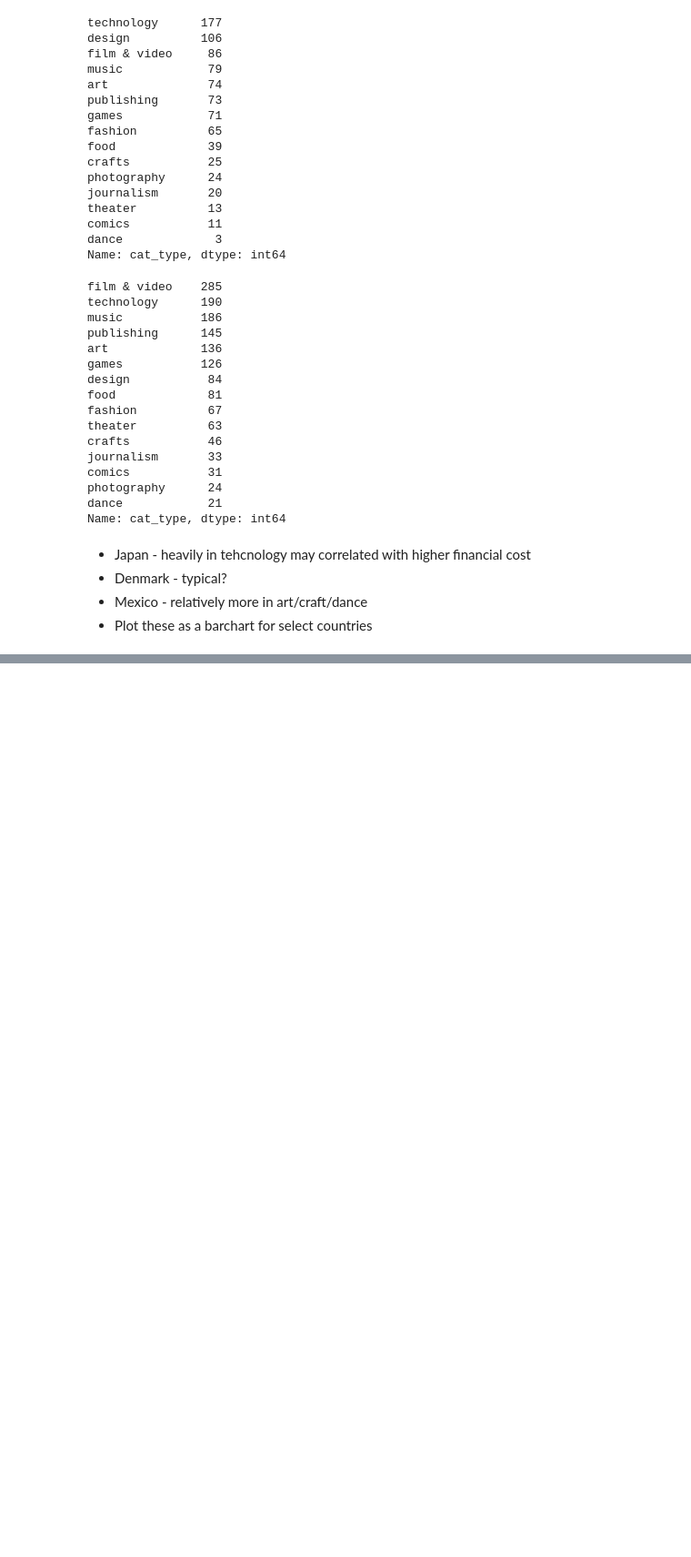
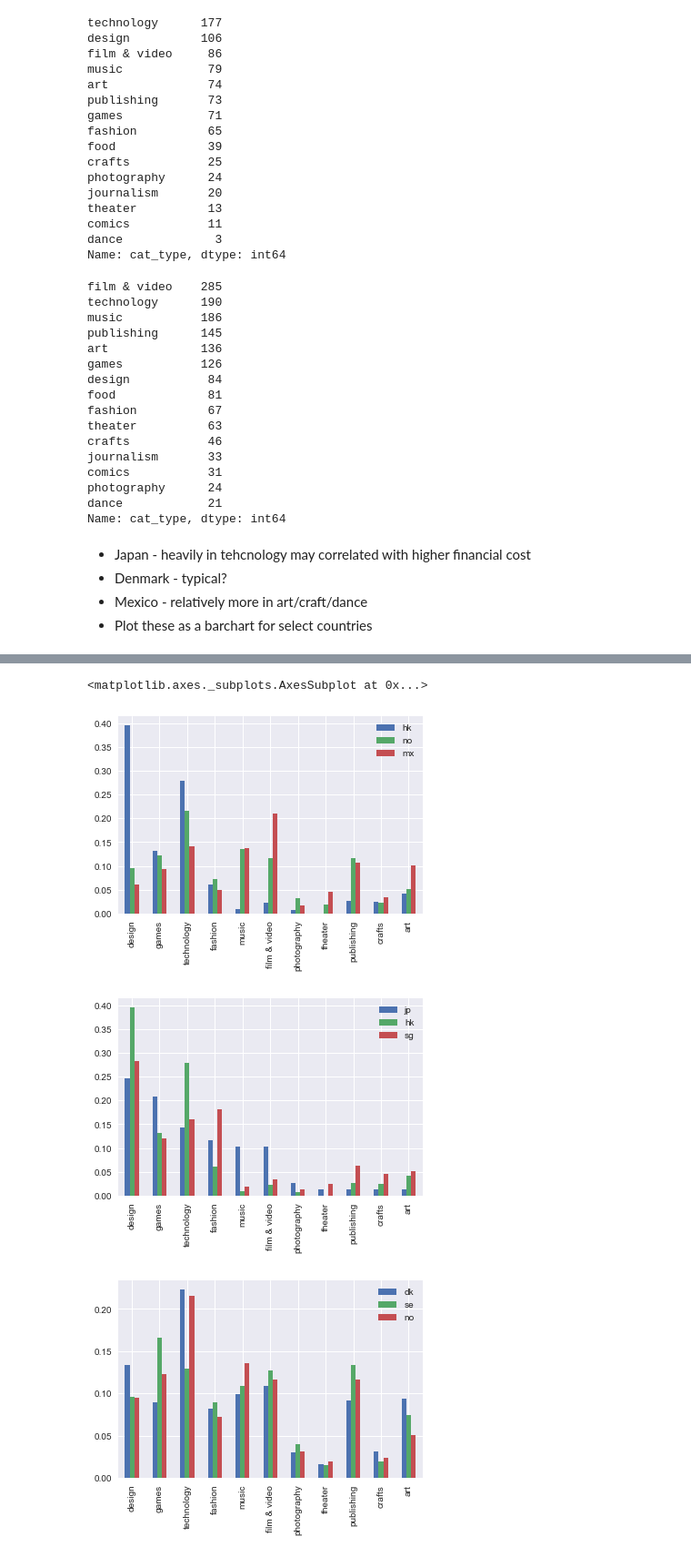
Before and after one commit to vlcekl/ds-crowdfunding, a Jupyter notebook: notebooks/explore_ks_data.ipynb, the cells around one changed output, grey strips where cells are left out. Shown at 91% size. Cells and saved outputs as stored; diff of their text form; code cells hidden in the pictures; blank space fills up the shorter version.

```diff
--- a/notebooks/explore_ks_data.ipynb
+++ b/notebooks/explore_ks_data.ipynb
@@ -441,11 +423,20 @@ Name: cat_type, dtype: int64
 * Mexico - relatively more in art/craft/dance
 * Plot these as a barchart for select countries
 # %%
-#ct_jp = df.loc[(df['country'] == 'JP')]['cat_type'].value_counts()
-#ct_mx = df.loc[(df['country'] == 'MX')]['cat_type'].value_counts()
-#ct_dk = df.loc[(df['country'] == 'DK')]['cat_type'].value_counts()
-#df_ct = pd.DataFrame()
-#df_ct['jp'] = ct_jp
-#df_ct['mx'] = ct_mx
-#df_ct['dk'] = ct_dk
-#df_ct = df_ct[['jp','mx','dk']].transform(lambda x: x / x.sum())
+ct_jp = df.loc[(df['country'] == 'JP')]['cat_type'].value_counts()
+ct_hk = df.loc[(df['country'] == 'HK')]['cat_type'].value_counts()
+ct_sg = df.loc[(df['country'] == 'SG')]['cat_type'].value_counts()
+ct_mx = df.loc[(df['country'] == 'MX')]['cat_type'].value_counts()
+ct_dk = df.loc[(df['country'] == 'DK')]['cat_type'].value_counts()
+ct_se = df.loc[(df['country'] == 'SE')]['cat_type'].value_counts()
+ct_no = df.loc[(df['country'] == 'NO')]['cat_type'].value_counts()
+df_ct = pd.DataFrame()
+df_ct['jp'] = ct_jp
+df_ct['hk'] = ct_hk
+df_ct['sg'] = ct_sg
+df_ct['mx'] = ct_mx
+df_ct['dk'] = ct_dk
+df_ct['se'] = ct_se
+df_ct['no'] = ct_no
+df_ct = df_ct[['jp','hk','sg','dk','se','no','mx']].transform(lambda x: x / x.sum())
+df_ct
@@ -452,3 +456,12 @@ Name: cat_type, dtype: int64
+# %%
+df_ct.plot(y=['hk','no','mx'], kind='bar')
+df_ct.plot(y=['jp','hk','sg'], kind='bar')
+df_ct.plot(y=['dk','se','no'], kind='bar')
+# %% [output]
+<matplotlib.axes._subplots.AxesSubplot at 0x...>
+[figure, added]
+[figure, added]
+[figure, added]
 # %%
 #plt.figure(1, (15,10))
 #plt.subplot(1, 2, 1)
```
Also changed, not shown: parts of 10 cells of this notebook, 5 other files.
